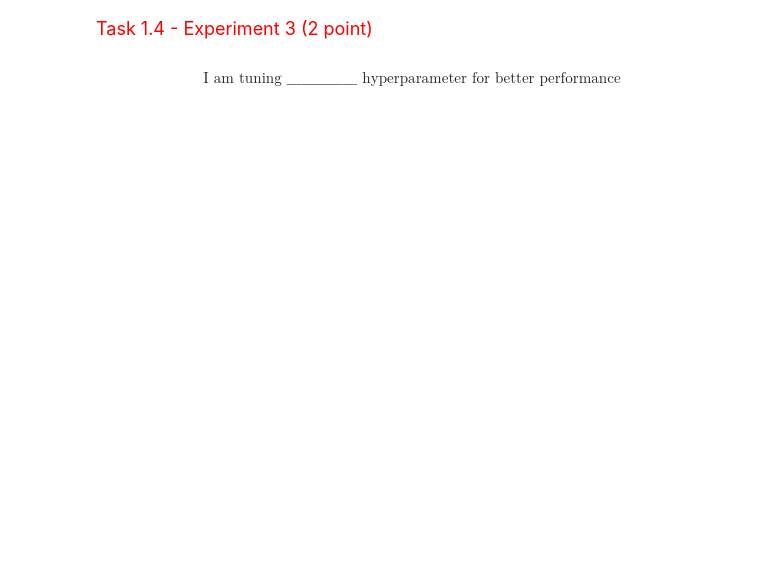
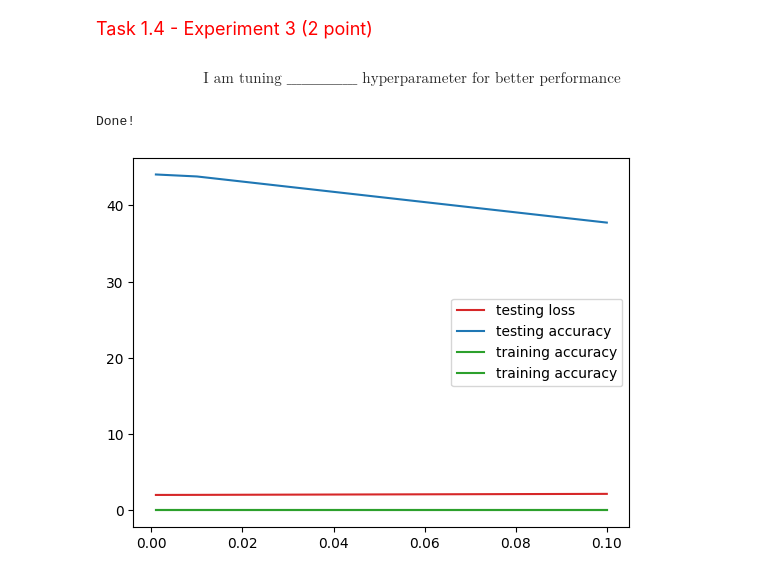
Before and after one commit to karan-mudaliar/Deep-Learning, a Jupyter notebook: HW2_2_CIFAR10Classifier.ipynb, the cells around one changed output. Saved outputs shown, nothing was run; the diff lists cells and outputs as text; code cells hidden in the pictures; blank space fills up the shorter version.

```diff
--- a/HW2_2_CIFAR10Classifier.ipynb
+++ b/HW2_2_CIFAR10Classifier.ipynb
@@ -431,7 +425,7 @@ $$\text{I am tuning ______________ hyperparameter for better performance}$$
 learning_rate = 1e-3
 batch_size = 64
 epochs = 15
-momentum =
+momentum = 0
 weight_decay = [1e-3,1e-2,1e-1]
 dampening = 0
 
@@ -447,33 +441,36 @@ for decay in weight_decay: #Would change this to reflect whatever hyperparameter
     optimizer = torch.optim.SGD(model.parameters(),
                             lr = learning_rate,
                             momentum = momentum,
                             weight_decay = decay,
                             dampening= dampening)
     # Loss Func
     loss_fn = nn.CrossEntropyLoss()
     # Dataloaders
     train_dataloader = DataLoader(train_data, batch_size=batch_size)
     test_dataloader = DataLoader(test_data, batch_size=batch_size)
     final_train_acc = 0
     final_test_acc = 0
     final_test_loss = 0
     for t in range(epochs):
         # print(f"Currently running epoch {t+1}")
         training_acc = train_loop(train_dataloader, model, loss_fn, optimizer, print_log=False)
         testing_acc, test_loss =  test_loop(test_dataloader, model, loss_fn, print_log=False)
         final_test_acc = testing_acc
         final_test_loss = test_loss
         final_train_acc = training_acc
     test_accs.append(final_test_acc)
     test_losses.append(final_test_loss)
     training_accs.append(final_train_acc)
-plt.plot(epochs,test_losses, color ='tab:red', label='testing loss')
-plt.plot(epochs,test_accs, color ='tab:blue', label='testing accuracy')
-plt.plot(epochs,training_accs, color ='tab:green', label='training accuracy')
+plt.plot(weight_decay,test_losses, color ='tab:red', label='testing loss')
+plt.plot(weight_decay,test_accs, color ='tab:blue', label='testing accuracy')
+plt.plot(weight_decay,training_accs, color ='tab:green', label='training accuracy')
 plt.legend()
 print("Done!")
 
 
 ############################################################################
 #                             END OF YOUR CODE                             #
 ############################################################################
+# %% [output]
+Done!
+[figure, added]
```
Also changed, not shown: parts of 2 cells of this notebook.
